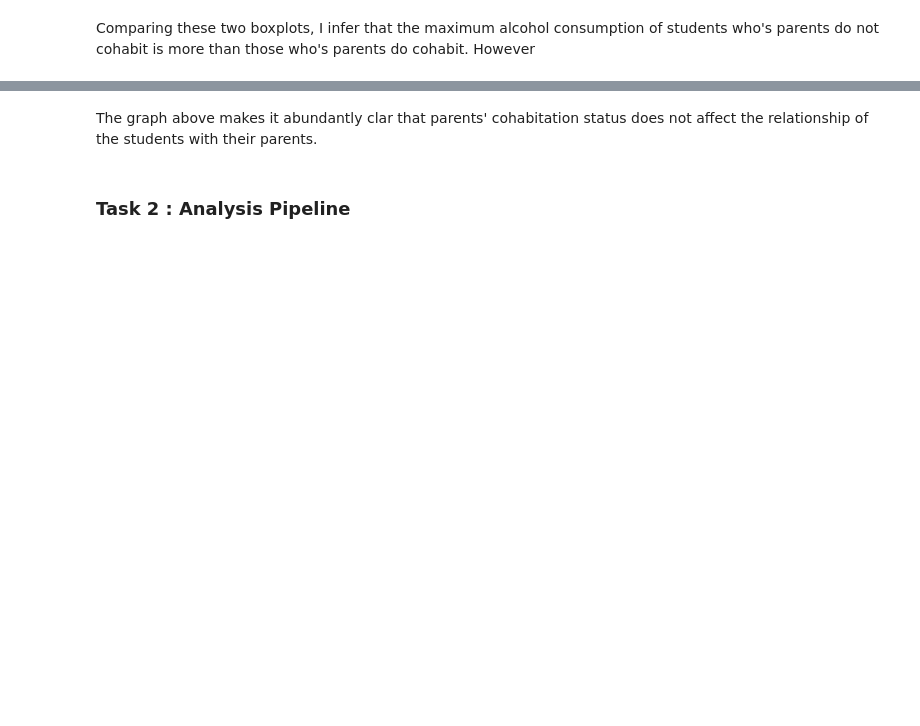
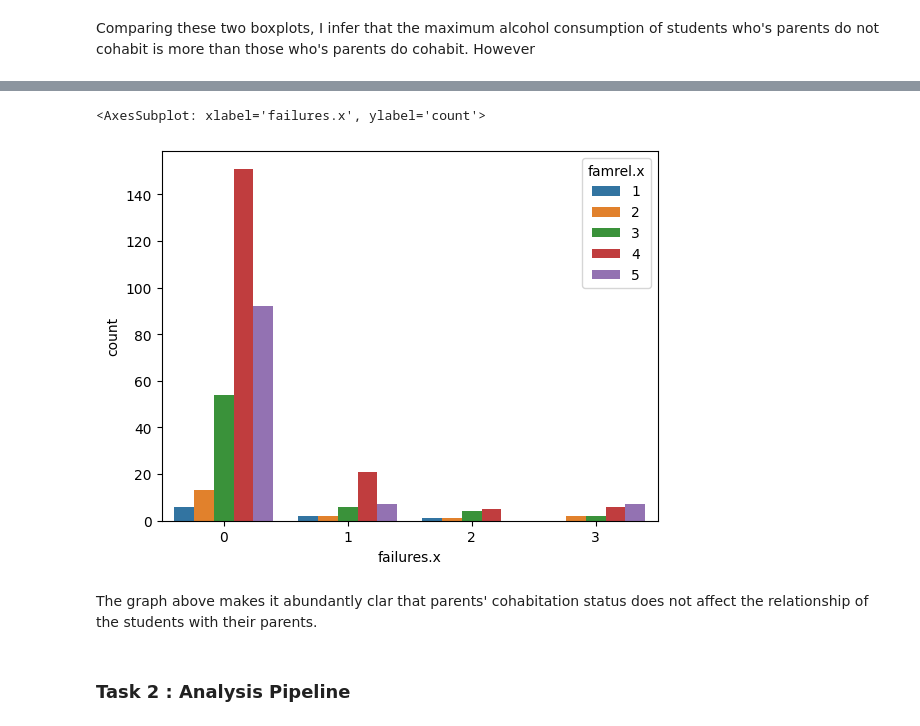
Before and after one commit to ubco-W2022T1-cosc301/project-group33, a Jupyter notebook: notebooks/analysis3.ipynb, the cells around one changed output, grey strips where cells are left out. Cells and saved outputs as stored; diff of their text form; code cells hidden in the pictures; blank space fills up the shorter version.

```diff
--- a/notebooks/analysis3.ipynb
+++ b/notebooks/analysis3.ipynb
@@ -39,3 +94,9 @@ sns.countplot(data=data,x='Pstatus',hue="famrel.x")
+# %%
+data.head()
+sns.countplot(data=data,x='failures.x',hue="famrel.x")
+# %% [output]
+<AxesSubplot: xlabel='failures.x', ylabel='count'>
+[figure, added]
 # %% [markdown]
 The graph above makes it abundantly clar that parents' cohabitation status does not affect the relationship of the students with their parents.
 # %% [markdown]
```
Also changed, not shown: parts of 8 cells of this notebook, 1 other file.
